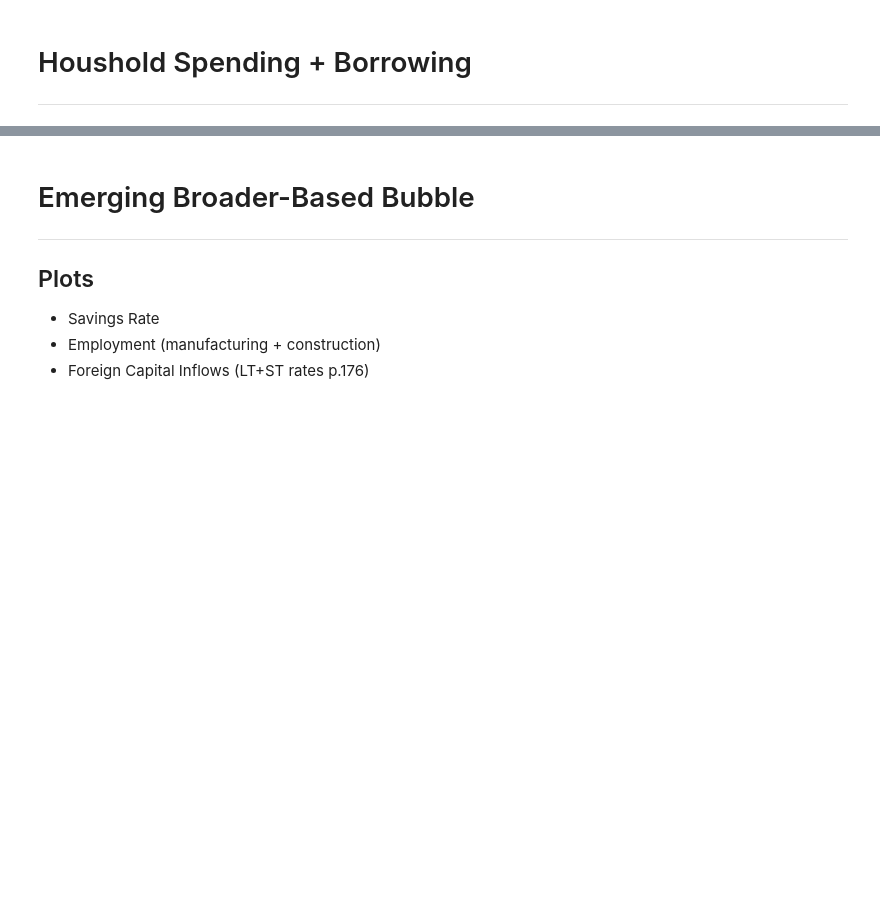
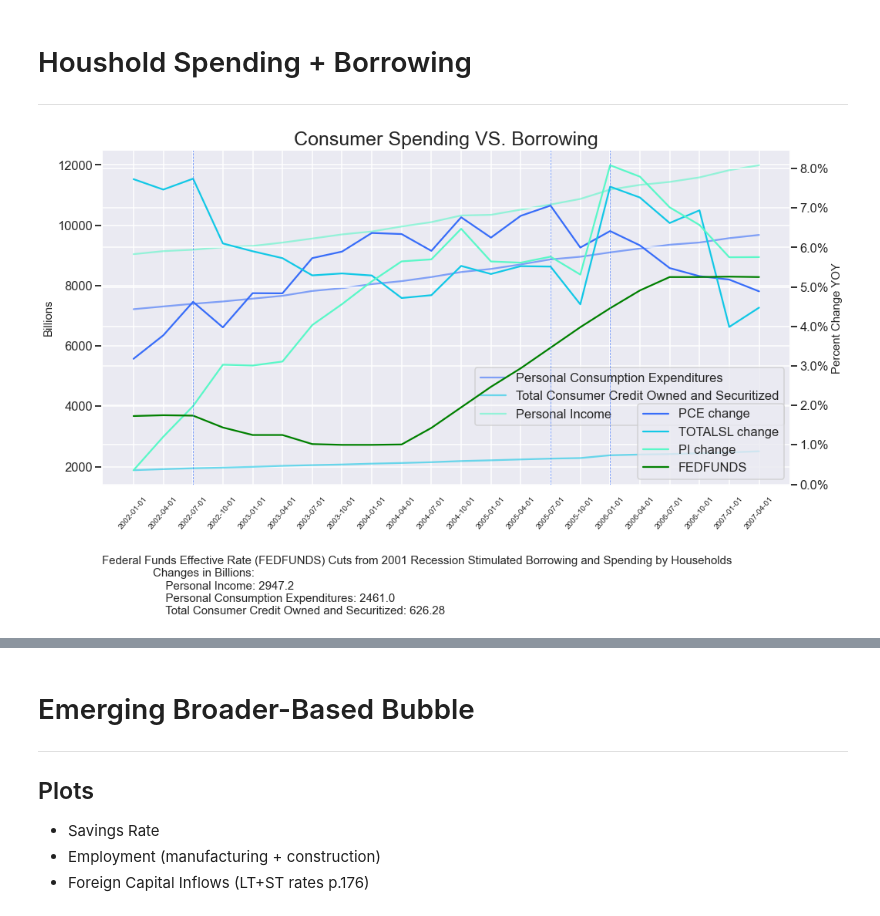
Before and after one commit to bridaniels/Principles_NavigatingBigDebtCrises, a Jupyter notebook: Part2/US_DebtAdjustment/2008_bubble.ipynb, the cells around one changed output, grey strips where cells are left out. Saved outputs shown, nothing was run; the diff lists cells and outputs as text; code cells hidden in the pictures; blank space fills up the shorter version.

Commit message:
2008 Houshold spendign and borrowing plot

```diff
--- a/Part2/US_DebtAdjustment/2008_bubble.ipynb
+++ b/Part2/US_DebtAdjustment/2008_bubble.ipynb
@@ -71,3 +71,8 @@ ff.plot_basicFEDFUNDS()
 # %% [markdown]
 # Houshold Spending + Borrowing
 ---
+# %%
+house = c.HOUSEHOLD_SPENDING(start=c.start_recession01,end=c.start_top)
+house.plot_consumer_spending()
+# %% [output]
+[figure, added]
```
Also changed, not shown: parts of 6 cells of this notebook, 1 other file.
